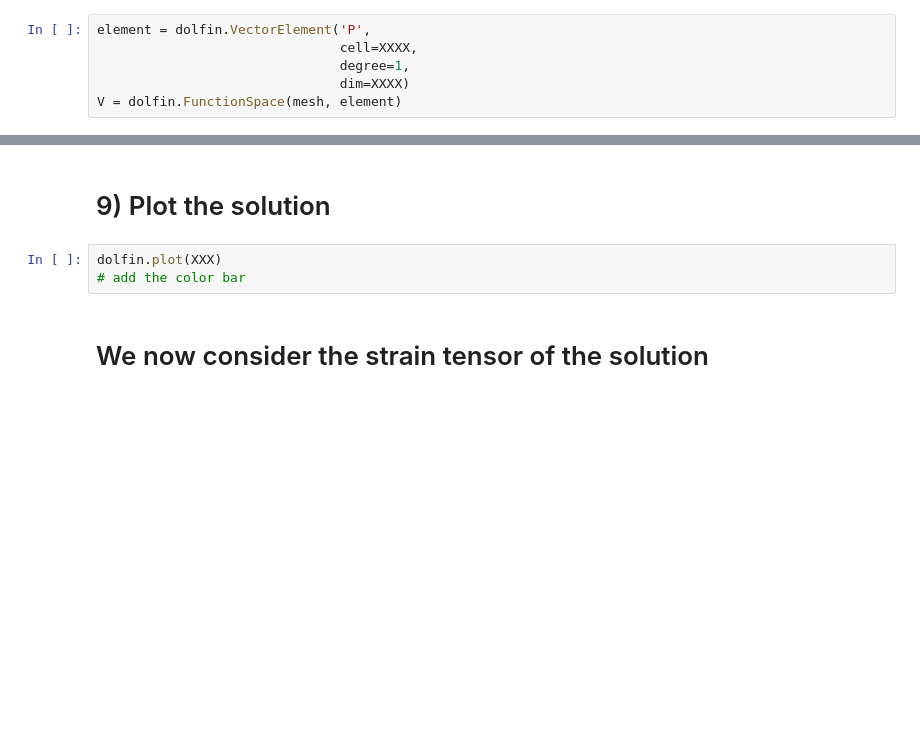
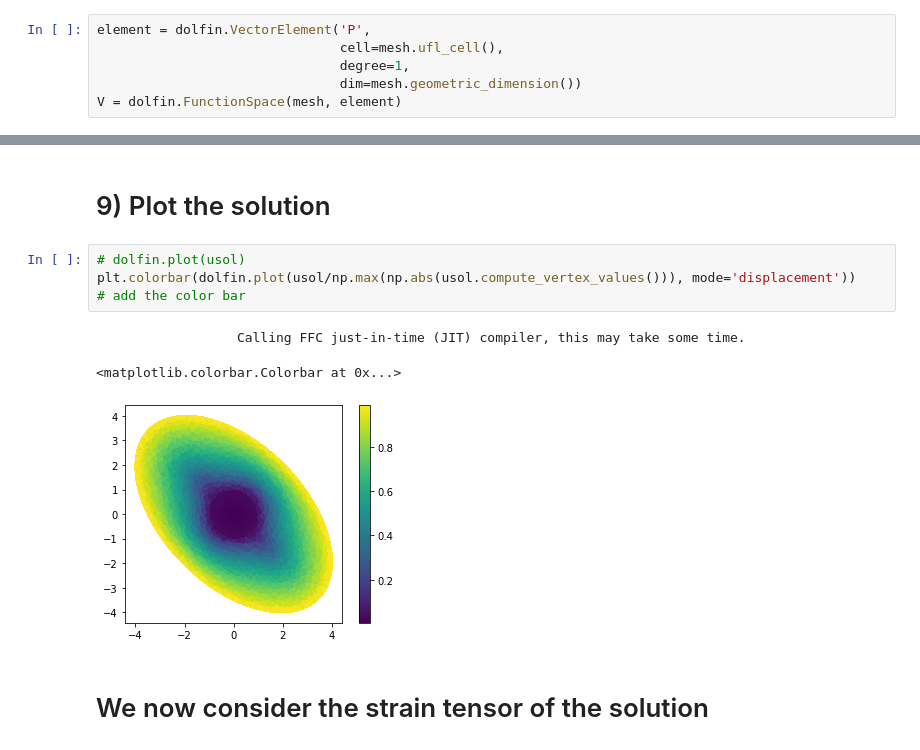
Before and after one commit to a-latyshev/Fenics_AMMS_2021, a Jupyter notebook: TP1/03-Eshelby_inhomogeneity.ipynb, the cells around one changed output, grey strips where cells are left out. Saved outputs shown, nothing was run; the diff lists cells and outputs as text; blank space fills up the shorter version.

```diff
--- a/TP1/03-Eshelby_inhomogeneity.ipynb
+++ b/TP1/03-Eshelby_inhomogeneity.ipynb
@@ -164,9 +180,9 @@ def strain(u):
 ## 4) Write down the Finite element discretization of the elasticity problem
 # %%
 element = dolfin.VectorElement('P',
-                               cell=XXXX,
+                               cell=mesh.ufl_cell(),
                                degree=1,
-                               dim=XXXX)
+                               dim=mesh.geometric_dimension())
 V = dolfin.FunctionSpace(mesh, element)
 # %%
 u = dolfin.TrialFunction(V)
@@ -207,9 +225,14 @@ usol = dolfin.Function(V)
 dolfin.solve(bilinear_form == linear_form, usol, boundary_conditions)
 # %% [markdown]
 # 9) Plot the solution
-# %%
-dolfin.plot(XXX)
-# add the color bar
+# %%
+# dolfin.plot(usol)
+plt.colorbar(dolfin.plot(usol/np.max(np.abs(usol.compute_vertex_values())), mode='displacement'))
+# add the color bar
+# %% [output]
+                  Calling FFC just-in-time (JIT) compiler, this may take some time.
+<matplotlib.colorbar.Colorbar at 0x...>
+[figure, added]
 # %% [markdown]
 # We now consider the strain tensor of the solution
 # %%
```
Also changed, not shown: parts of 38 cells of this notebook, 2 other files.
